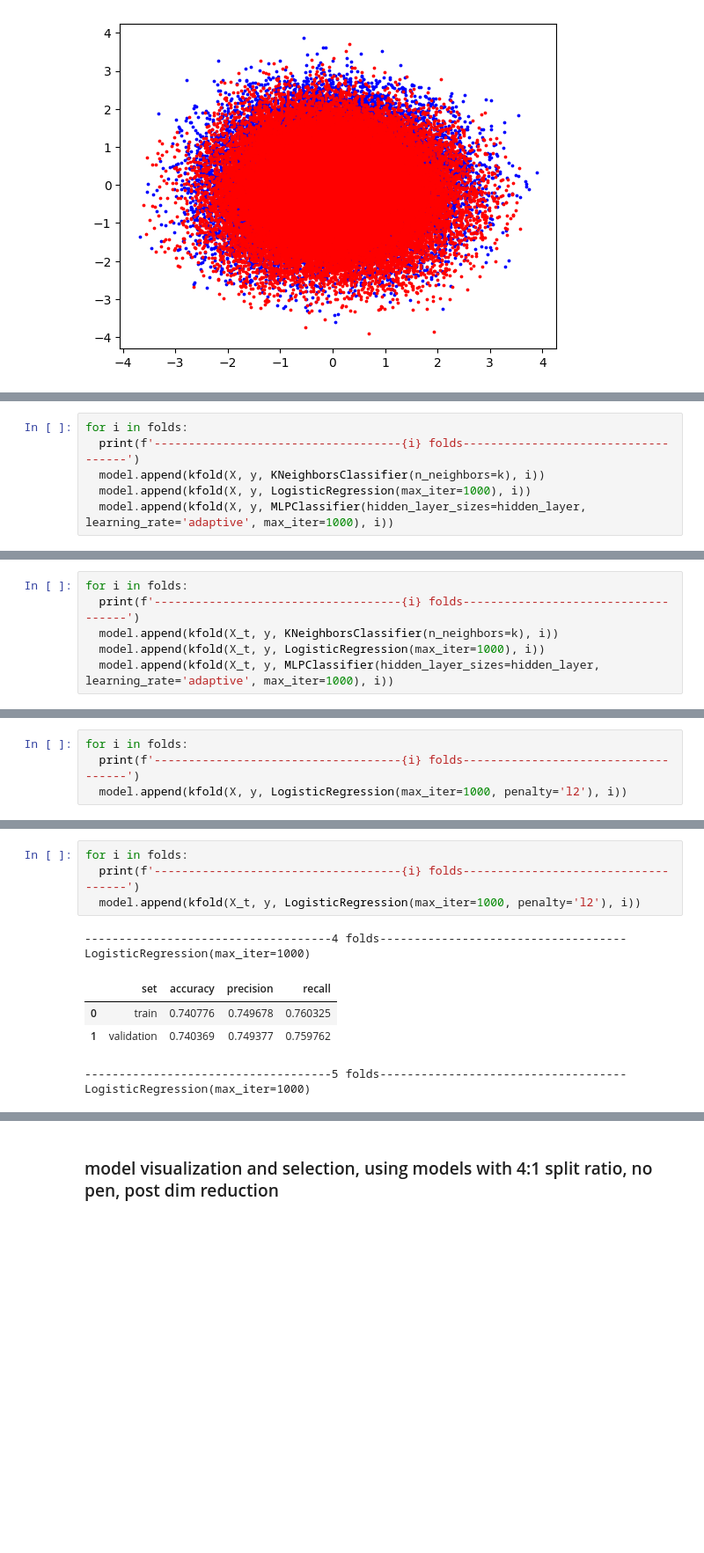
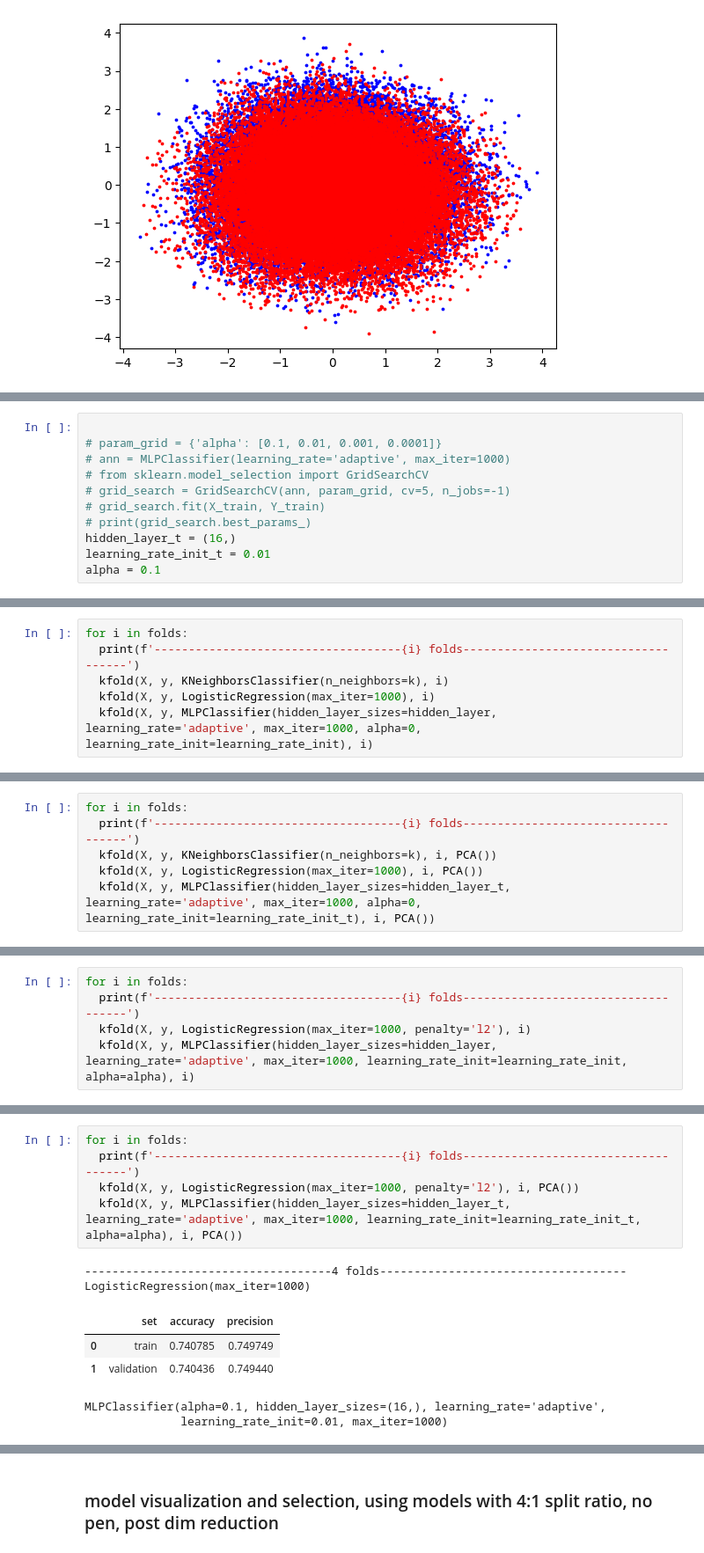
Before and after one commit to duongk67/ML_final_project, a Jupyter notebook: classification.ipynb, the cells around one changed output, grey strips where cells are left out. Shown at 88% size. Cells and saved outputs as stored; diff of their text form; blank space fills up the shorter version.

```diff
--- a/classification.ipynb
+++ b/classification.ipynb
@@ -136,0 +155,11 @@ hidden_layer = (32,)
+# %%
+
+# param_grid = {'alpha': [0.1, 0.01, 0.001, 0.0001]}
+# ann = MLPClassifier(learning_rate='adaptive', max_iter=1000)
+# from sklearn.model_selection import GridSearchCV
+# grid_search = GridSearchCV(ann, param_grid, cv=5, n_jobs=-1)
+# grid_search.fit(X_train, Y_train)
+# print(grid_search.best_params_)
+hidden_layer_t = (16,)
+learning_rate_init_t = 0.01
+alpha = 0.1
@@ -140,9 +170,9 @@ folds = [4, 5, 6]
 # %%
 for i in folds:
   print(f'------------------------------------{i} folds------------------------------------')
-  model.append(kfold(X, y, KNeighborsClassifier(n_neighbors=k), i))
-  model.append(kfold(X, y, LogisticRegression(max_iter=1000), i))
-  model.append(kfold(X, y, MLPClassifier(hidden_layer_sizes=hidden_layer, learning_rate='adaptive', max_iter=1000), i))
+  kfold(X, y, KNeighborsClassifier(n_neighbors=k), i)
+  kfold(X, y, LogisticRegression(max_iter=1000), i)
+  kfold(X, y, MLPClassifier(hidden_layer_sizes=hidden_layer, learning_rate='adaptive', max_iter=1000, alpha=0, learning_rate_init=learning_rate_init), i)
 # %% [output]
 ------------------------------------4 folds------------------------------------
 KNeighborsClassifier(n_neighbors=207)
@@ -176,9 +208,9 @@ X_t = pd.DataFrame(PCA().fit_transform(X))
 # %%
 for i in folds:
   print(f'------------------------------------{i} folds------------------------------------')
-  model.append(kfold(X_t, y, KNeighborsClassifier(n_neighbors=k), i))
-  model.append(kfold(X_t, y, LogisticRegression(max_iter=1000), i))
-  model.append(kfold(X_t, y, MLPClassifier(hidden_layer_sizes=hidden_layer, learning_rate='adaptive', max_iter=1000), i))
+  kfold(X, y, KNeighborsClassifier(n_neighbors=k), i, PCA())
+  kfold(X, y, LogisticRegression(max_iter=1000), i, PCA())
+  kfold(X, y, MLPClassifier(hidden_layer_sizes=hidden_layer_t, learning_rate='adaptive', max_iter=1000, alpha=0, learning_rate_init=learning_rate_init_t), i, PCA())
 # %% [output]
 ------------------------------------4 folds------------------------------------
 KNeighborsClassifier(n_neighbors=207)
@@ -210,7 +246,8 @@ MLPClassifier(hidden_layer_sizes=(32,), learning_rate='adaptive', max_iter=1000)
 # %%
 for i in folds:
   print(f'------------------------------------{i} folds------------------------------------')
-  model.append(kfold(X, y, LogisticRegression(max_iter=1000, penalty='l2'), i))
+  kfold(X, y, LogisticRegression(max_iter=1000, penalty='l2'), i)
+  kfold(X, y, MLPClassifier(hidden_layer_sizes=hidden_layer, learning_rate='adaptive', max_iter=1000, learning_rate_init=learning_rate_init, alpha=alpha), i)
 # %% [output]
 ------------------------------------4 folds------------------------------------
 LogisticRegression(max_iter=1000)
@@ -230,12 +284,13 @@ LogisticRegression(max_iter=1000)
 # %%
 for i in folds:
   print(f'------------------------------------{i} folds------------------------------------')
-  model.append(kfold(X_t, y, LogisticRegression(max_iter=1000, penalty='l2'), i))
+  kfold(X, y, LogisticRegression(max_iter=1000, penalty='l2'), i, PCA())
+  kfold(X, y, MLPClassifier(hidden_layer_sizes=hidden_layer_t, learning_rate='adaptive', max_iter=1000, learning_rate_init=learning_rate_init_t, alpha=alpha), i, PCA())
 # %% [output]
 ------------------------------------4 folds------------------------------------
 LogisticRegression(max_iter=1000)
-|  | set | accuracy | precision | recall |
-| 0 | train | 0.740776 | 0.749678 | 0.760325 |
-| 1 | validation | 0.740369 | 0.749377 | 0.759762 |
+|  | set | accuracy | precision |
+| 0 | train | 0.740785 | 0.749749 |
+| 1 | validation | 0.740436 | 0.749440 |
-------------------------------------5 folds------------------------------------
-LogisticRegression(max_iter=1000)
+MLPClassifier(alpha=0.1, hidden_layer_sizes=(16,), learning_rate='adaptive',
+              learning_rate_init=0.01, max_iter=1000)
```
Also changed, not shown: parts of 23 cells of this notebook, 3 other files.
